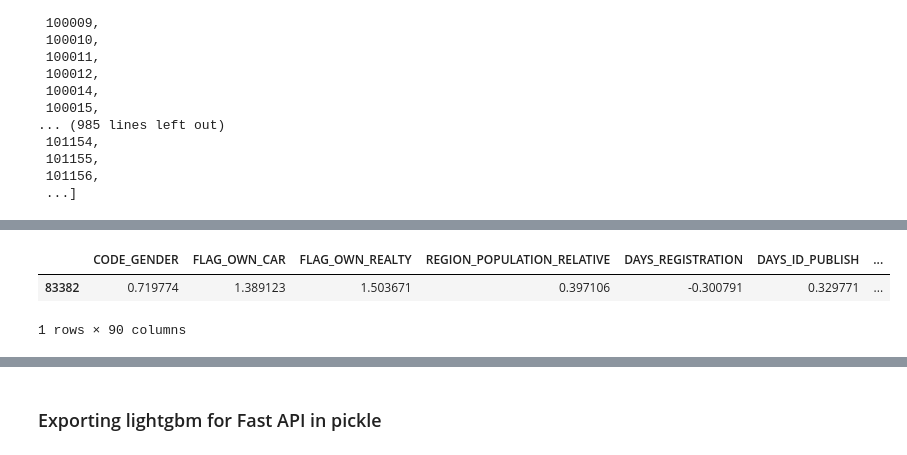
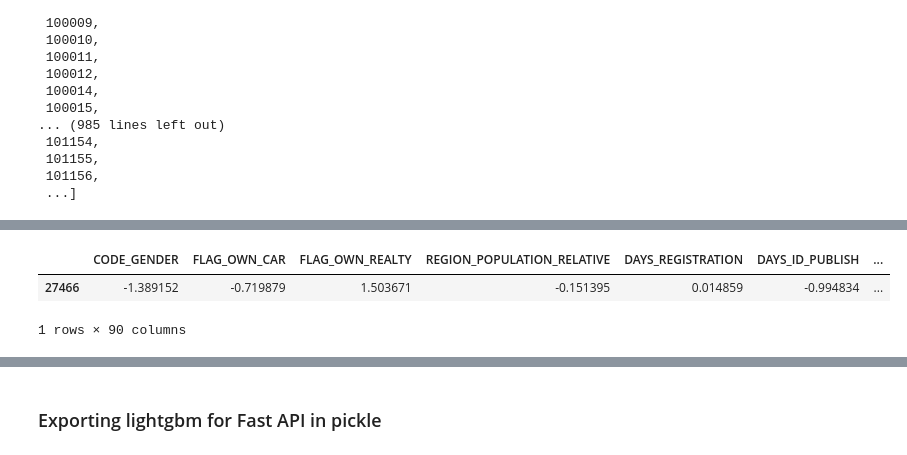
Before and after one commit to SilviaFranze/Project7, a Jupyter notebook: Proj7.ipynb, the cells around one changed output, grey strips where cells are left out. Saved outputs shown, nothing was run; the diff lists cells and outputs as text; code cells hidden in the pictures.

```diff
--- a/Proj7.ipynb
+++ b/Proj7.ipynb
@@ -992,8 +998,8 @@ random.choice(id_list)
 # %%
 # Seleziona i dati del cliente specificato dall'ID
-esempio_riga = X_test_scld_cols[X_test_scld_cols['SK_ID_CURR'] == random.choice(id_list)].drop('SK_ID_CURR', axis=1) # X_test_scld_cols.loc[X_test_scld_cols['SK_ID_CURR'] == random.choice(id_list)].drop(['SK_ID_CURR'], axis=1)
+esempio_riga = X_test_scld_cols[X_test_scld_cols['SK_ID_CURR'] == 131928].drop('SK_ID_CURR', axis=1) # X_test_scld_cols.loc[X_test_scld_cols['SK_ID_CURR'] == random.choice(id_list)].drop(['SK_ID_CURR'], axis=1)
 esempio_riga
 # %% [output]
 |  | CODE_GENDER | FLAG_OWN_CAR | FLAG_OWN_REALTY | REGION_POPULATION_RELATIVE | DAYS_REGISTRATION | DAYS_ID_PUBLISH | ... |
-| 83382 | 0.719774 | 1.389123 | 1.503671 | 0.397106 | -0.300791 | 0.329771 | ... |
+| 27466 | -1.389152 | -0.719879 | 1.503671 | -0.151395 | 0.014859 | -0.994834 | ... |
 1 rows × 90 columns
```
Also changed, not shown: parts of 26 cells of this notebook, 3 other files.
